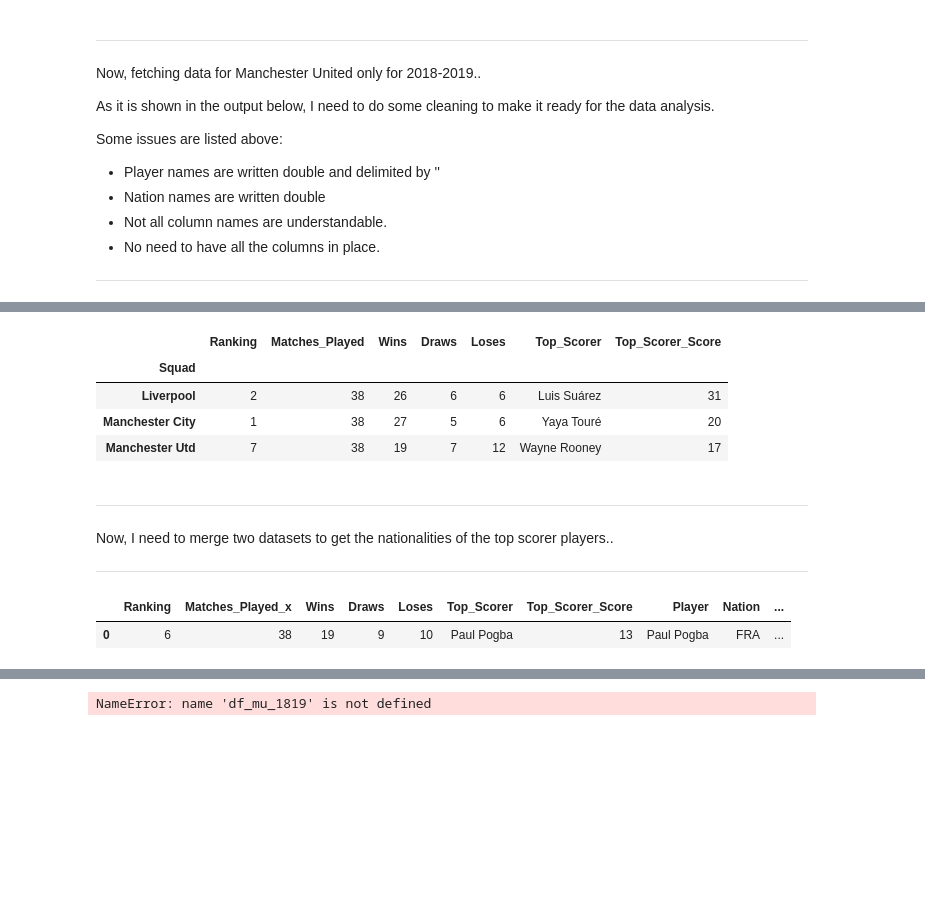
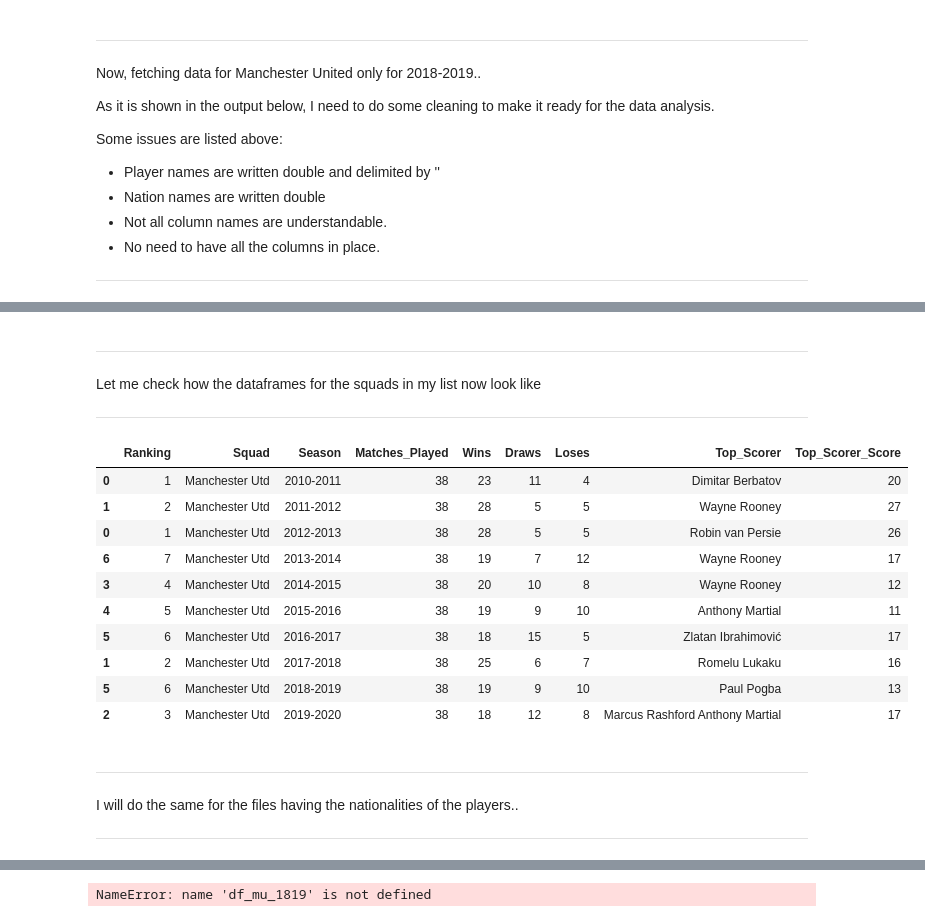
Before and after one commit to ayktonr/uol_dsc020_cw, a Jupyter notebook: cw_main.ipynb, the cells around one changed output, grey strips where cells are left out. Cells and saved outputs as stored; diff of their text form; code cells hidden in the pictures; blank space fills up the shorter version.

```diff
--- a/cw_main.ipynb
+++ b/cw_main.ipynb
@@ -138,38 +120,0 @@ df_sq_mu_1413 = main_clean_func(df_sq_mu_1413, 'S')
-# %%
-df_stats_2019 = pd.read_csv('data/20192020_Stats.csv')
-df_stats_1918 = pd.read_csv('data/20182019_Stats.csv')
-df_stats_1817 = pd.read_csv('data/20172018_Stats.csv')
-df_stats_1716 = pd.read_csv('data/20162017_Stats.csv')
-df_stats_1615 = pd.read_csv('data/20152016_Stats.csv')
-df_stats_1514 = pd.read_csv('data/20142015_Stats.csv')
-df_stats_1413 = pd.read_csv('data/20132014_Stats.csv')
-
-
-df_stats_2019 = main_clean_func(df_stats_2019, 'T')
-df_stats_1918 = main_clean_func(df_stats_1918, 'T')
-df_stats_1817 = main_clean_func(df_stats_1817, 'T')
-df_stats_1716 = main_clean_func(df_stats_1716, 'T')
-df_stats_1615 = main_clean_func(df_stats_1615, 'T')
-df_stats_1514 = main_clean_func(df_stats_1514, 'T')
-df_stats_1413 = main_clean_func(df_stats_1413, 'T')
-# %% [output]
-|  | Ranking | Matches_Played | Wins | Draws | Loses | Top_Scorer | Top_Scorer_Score |
-| Squad |  |  |  |  |  |  |  |
-| Liverpool | 2 | 38 | 26 | 6 | 6 | Luis Suárez | 31 |
-| Manchester City | 1 | 38 | 27 | 5 | 6 | Yaya Touré | 20 |
-| Manchester Utd | 7 | 38 | 19 | 7 | 12 | Wayne Rooney | 17 |
-# %% [markdown]
-***
-
-Now, I need to merge two datasets to get the nationalities of the top scorer players..
-
-***
-# %%
-df_top_scorer_nat = pd.merge(df_stats_1819, df_sq_mu_1819,
-              left_on='Top_Scorer',
-              right_on='Player',
-              how='inner')
-df_top_scorer_nat[['Top_Scorer', 'Nation', 'Matches_Played_y', 'Goals', 'Assis']]
-# %% [output]
-|  | Ranking | Matches_Played_x | Wins | Draws | Loses | Top_Scorer | Top_Scorer_Score | Player | Nation | ... |
-| 0 | 6 | 38 | 19 | 9 | 10 | Paul Pogba | 13 | Paul Pogba | FRA | ... |
@@ -175,0 +176,24 @@ df_top_scorer_nat[['Top_Scorer', 'Nation', 'Matches_Played_y', 'Goals', 'Assis']
+# %% [markdown]
+***
+Let me check how the dataframes for the squads in my list now look like
+***
+# %%
+df_team_stat_seasons
+# %% [output]
+|  | Ranking | Squad | Season | Matches_Played | Wins | Draws | Loses | Top_Scorer | Top_Scorer_Score |
+| 0 | 1 | Manchester Utd | 2010-2011 | 38 | 23 | 11 | 4 | Dimitar Berbatov | 20 |
+| 1 | 2 | Manchester Utd | 2011-2012 | 38 | 28 | 5 | 5 | Wayne Rooney | 27 |
+| 0 | 1 | Manchester Utd | 2012-2013 | 38 | 28 | 5 | 5 | Robin van Persie | 26 |
+| 6 | 7 | Manchester Utd | 2013-2014 | 38 | 19 | 7 | 12 | Wayne Rooney | 17 |
+| 3 | 4 | Manchester Utd | 2014-2015 | 38 | 20 | 10 | 8 | Wayne Rooney | 12 |
+| 4 | 5 | Manchester Utd | 2015-2016 | 38 | 19 | 9 | 10 | Anthony Martial | 11 |
+| 5 | 6 | Manchester Utd | 2016-2017 | 38 | 18 | 15 | 5 | Zlatan Ibrahimović | 17 |
+| 1 | 2 | Manchester Utd | 2017-2018 | 38 | 25 | 6 | 7 | Romelu Lukaku | 16 |
+| 5 | 6 | Manchester Utd | 2018-2019 | 38 | 19 | 9 | 10 | Paul Pogba | 13 |
+| 2 | 3 | Manchester Utd | 2019-2020 | 38 | 18 | 12 | 8 | Marcus Rashford Anthony Martial | 17 |
+# %% [markdown]
+***
+
+I will do the same for the files having the nationalities of the players..
+
+***
```
Also changed, not shown: parts of 26 cells of this notebook, 6 other files.
